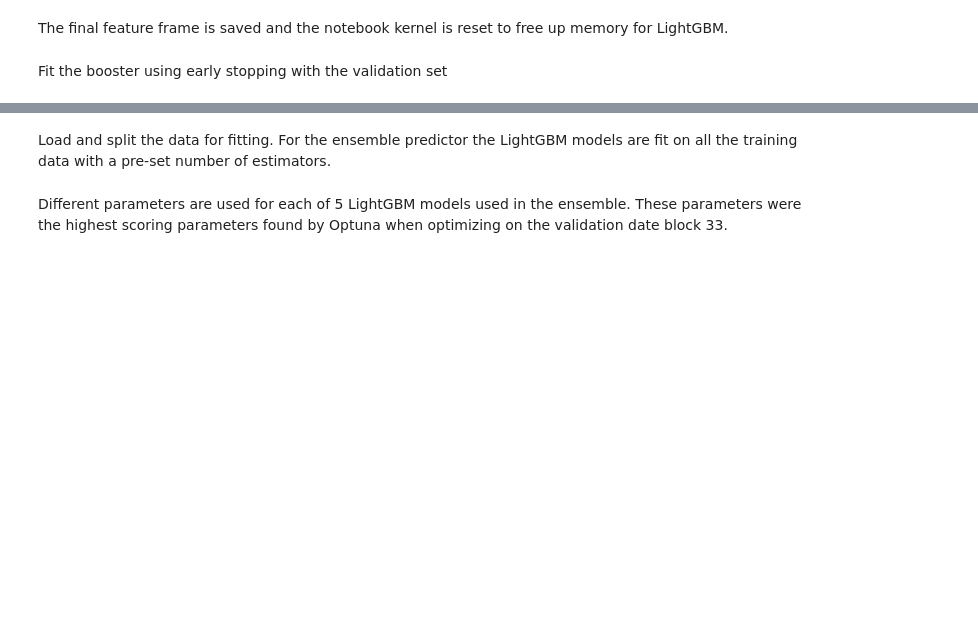
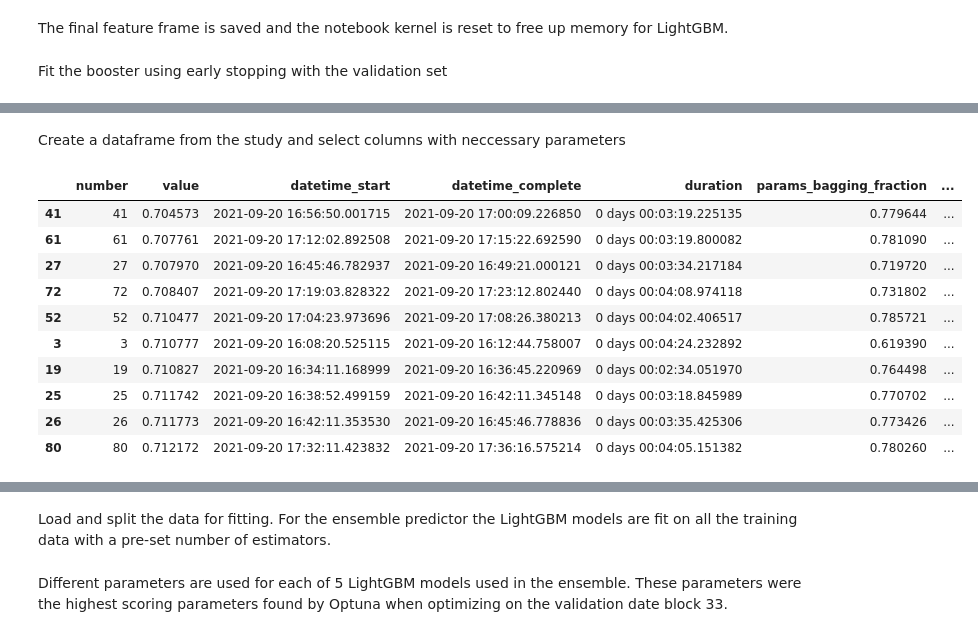
Before and after one commit to beatwad/predict_future_sales, a Jupyter notebook: top-1-predict-future-sales-features-lightgbm_old.ipynb, the cells around one changed output, grey strips where cells are left out. Drawn from its saved outputs; the diff is of its cells as text; code cells hidden in the pictures; blank space fills up the shorter version.

```diff
--- a/top-1-predict-future-sales-features-lightgbm_old.ipynb
+++ b/top-1-predict-future-sales-features-lightgbm_old.ipynb
@@ -1365,0 +1540,16 @@ Fit the booster using early stopping with the validation set
+# %% [markdown]
+Create a dataframe from the study and select columns with neccessary parameters
+# %%
+pd.read_pickle('LGBM_Optuna_params1.pkl').sort_values('value').head(10)
+# %% [output]
+|  | number | value | datetime_start | datetime_complete | duration | params_bagging_fraction | ... |
+| 41 | 41 | 0.704573 | 2021-09-20 16:56:50.001715 | 2021-09-20 17:00:09.226850 | 0 days 00:03:19.225135 | 0.779644 | ... |
+| 61 | 61 | 0.707761 | 2021-09-20 17:12:02.892508 | 2021-09-20 17:15:22.692590 | 0 days 00:03:19.800082 | 0.781090 | ... |
+| 27 | 27 | 0.707970 | 2021-09-20 16:45:46.782937 | 2021-09-20 16:49:21.000121 | 0 days 00:03:34.217184 | 0.719720 | ... |
+| 72 | 72 | 0.708407 | 2021-09-20 17:19:03.828322 | 2021-09-20 17:23:12.802440 | 0 days 00:04:08.974118 | 0.731802 | ... |
+| 52 | 52 | 0.710477 | 2021-09-20 17:04:23.973696 | 2021-09-20 17:08:26.380213 | 0 days 00:04:02.406517 | 0.785721 | ... |
+| 3 | 3 | 0.710777 | 2021-09-20 16:08:20.525115 | 2021-09-20 16:12:44.758007 | 0 days 00:04:24.232892 | 0.619390 | ... |
+| 19 | 19 | 0.710827 | 2021-09-20 16:34:11.168999 | 2021-09-20 16:36:45.220969 | 0 days 00:02:34.051970 | 0.764498 | ... |
+| 25 | 25 | 0.711742 | 2021-09-20 16:38:52.499159 | 2021-09-20 16:42:11.345148 | 0 days 00:03:18.845989 | 0.770702 | ... |
+| 26 | 26 | 0.711773 | 2021-09-20 16:42:11.353530 | 2021-09-20 16:45:46.778836 | 0 days 00:03:35.425306 | 0.773426 | ... |
+| 80 | 80 | 0.712172 | 2021-09-20 17:32:11.423832 | 2021-09-20 17:36:16.575214 | 0 days 00:04:05.151382 | 0.780260 | ... |
```
Also changed, not shown: parts of 24 cells of this notebook, 1 other file.
